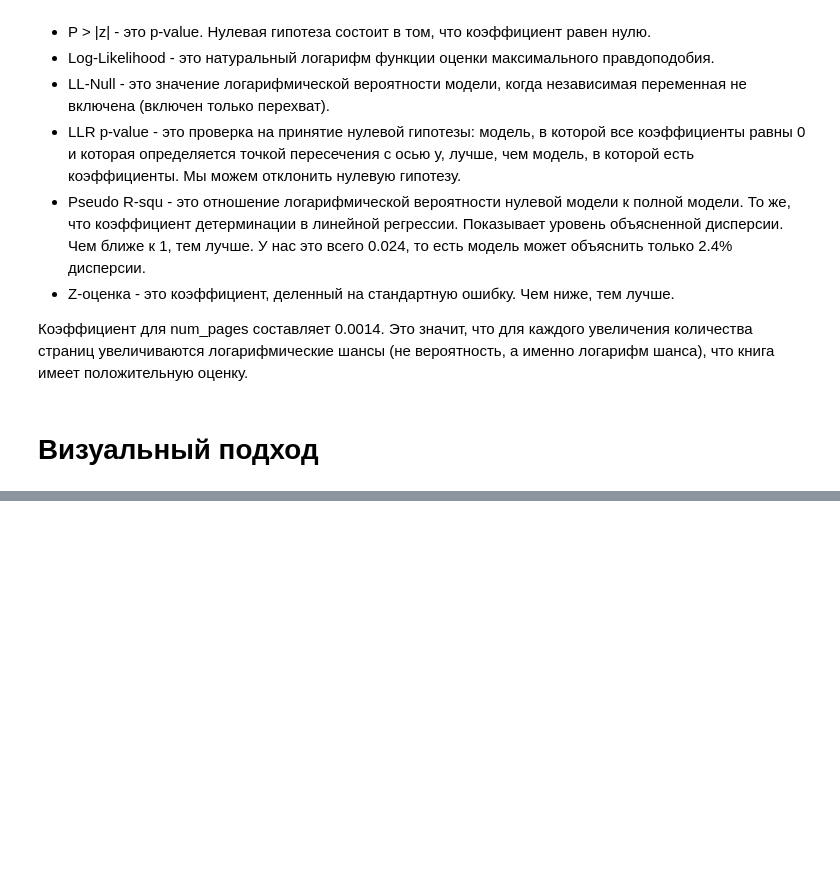
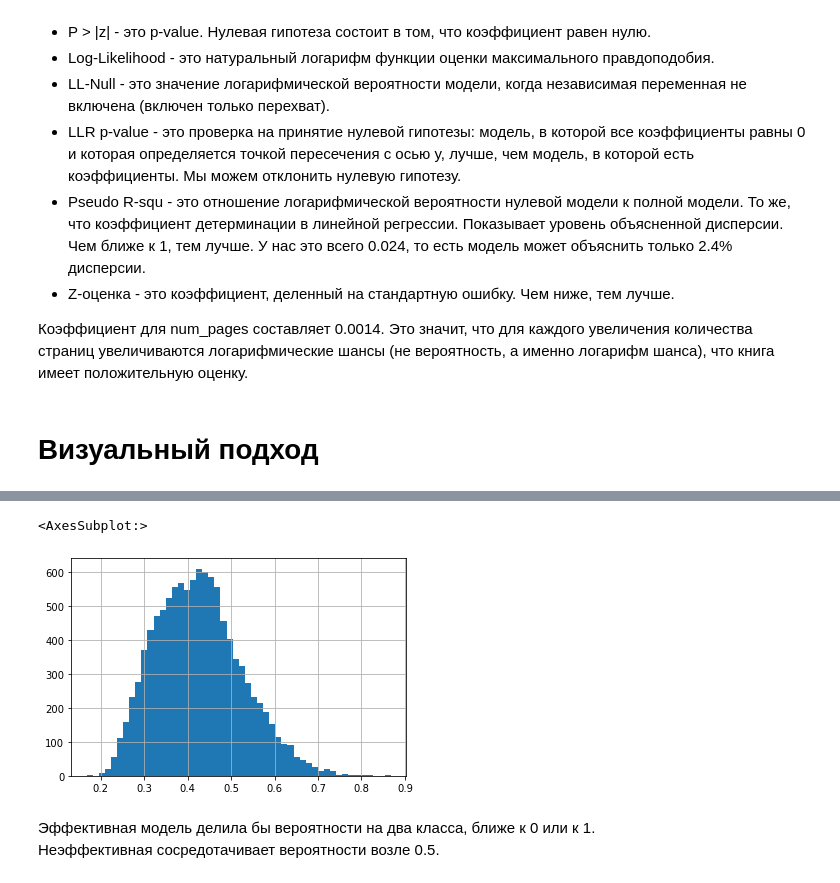
Before and after one commit to anastasiaaam/goodreads, a Jupyter notebook: goodreads_4.ipynb, the cells around one changed output, grey strips where cells are left out. Saved outputs shown, nothing was run; the diff lists cells and outputs as text; code cells hidden in the pictures; blank space fills up the shorter version.

```diff
--- a/goodreads_4.ipynb
+++ b/goodreads_4.ipynb
@@ -151,0 +253,5 @@ text_reviews_count  2.252e-05   1.66e-05      1.360      0.174   -9.94e-06     5
+# %%
+def code_mean(data, cat_feat, real_feat):
+    return (data[cat_feat].map(data.groupby(cat_feat)[real_feat].mean()))
+# %%
+db_stat['pages_decade'] = code_mean(db_stat, 'decade', 'num_pages')
@@ -151,0 +282,12 @@ text_reviews_count  2.252e-05   1.66e-05      1.360      0.174   -9.94e-06     5
+# %%
+# на основе тестов лучше всего справилось квантильное шкалирование, применим его
+# список количественных признаков
+col_names = ['num_pages', 'ratings_count', 'text_reviews_count', 'rating_reviews', 'pages_decade']
+# создаем датафрейм с количественными признаками
+features = db_stat[col_names]
+# вызываем и обучаем шкалировщик
+scaler = QuantileTransformer(n_quantiles=10, random_state=0).fit(features.values)
+# преобразуем наши данные
+features = scaler.transform(features.values)
+# применяем результаты
+db_stat[col_names] = features
@@ -151,0 +296,3 @@ text_reviews_count  2.252e-05   1.66e-05      1.360      0.174   -9.94e-06     5
+# %%
+# вызываем и обучаем модель
+model = smf.logit('rating_groups ~ num_pages + ratings_count + text_reviews_count + C(decade) + C(quarter) + C(tra_co) + rating_reviews + pages_decade', data=db_stat).fit()
@@ -151,0 +326,10 @@ text_reviews_count  2.252e-05   1.66e-05      1.360      0.174   -9.94e-06     5
+# %%
+# получаем значение вероятности
+proba = 1 / (1 + np.exp(-model.fittedvalues))
+proba.hist(bins=50)
+# %% [output]
+<AxesSubplot:>
+[figure, added]
+# %% [markdown]
+Эффективная модель делила бы вероятности на два класса, ближе к 0 или к 1.
+Неэффективная сосредотачивает вероятности возле 0.5.
```
Also changed, not shown: parts of 23 cells of this notebook.
